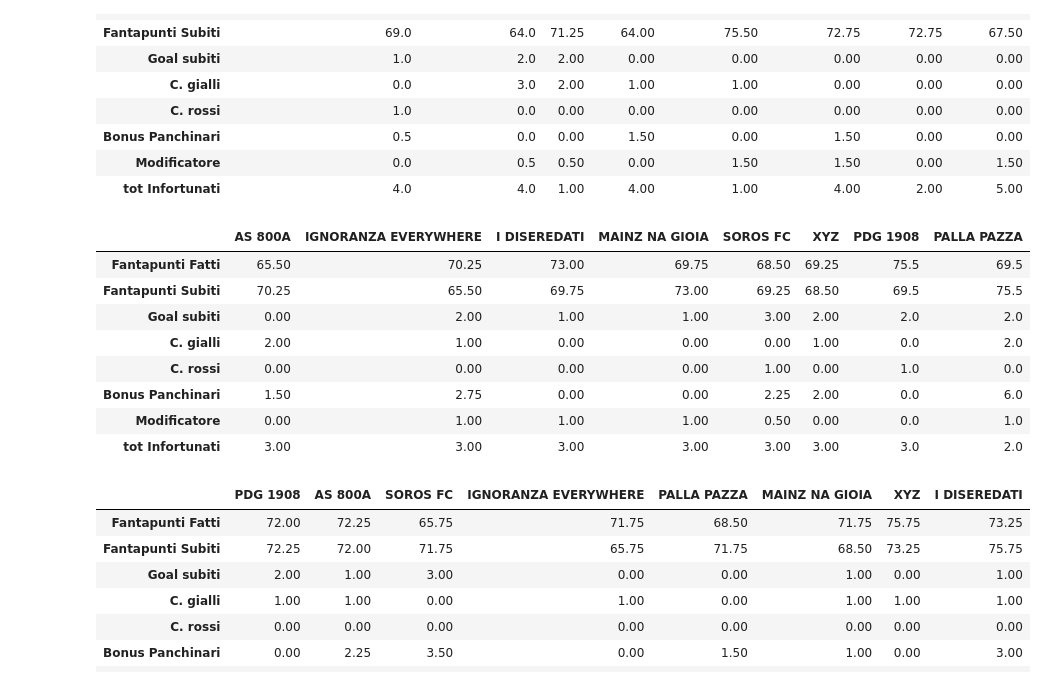
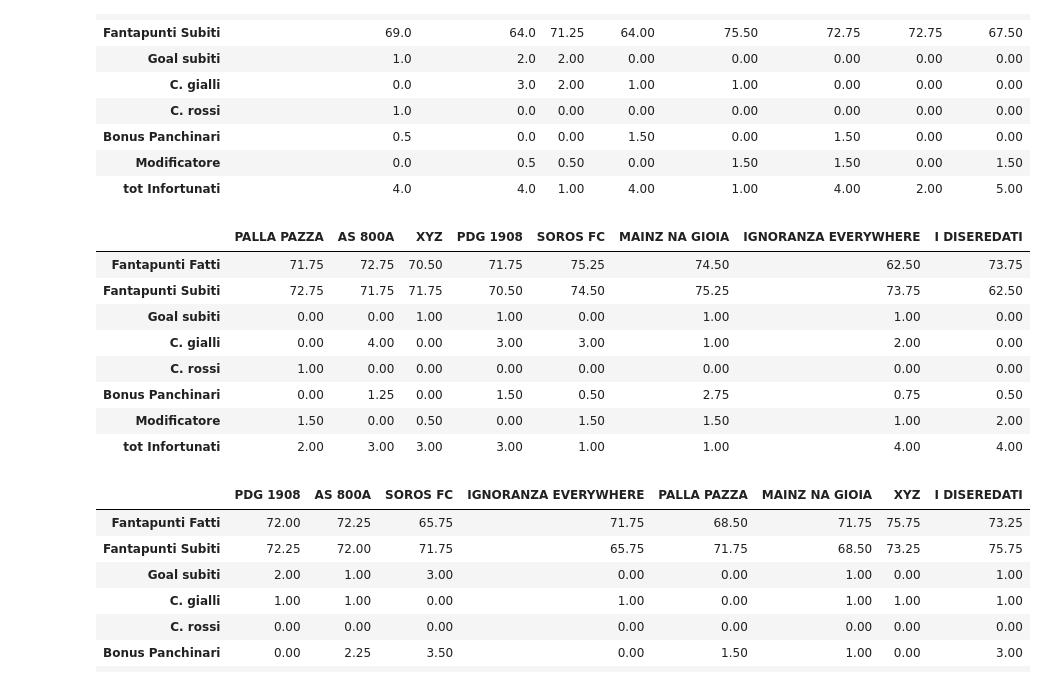
Before and after one commit to lucaagozzino/Fantapalla_simulazioni, a Jupyter notebook: IGNOBEL/IGNOBEL.ipynb, the cells around one changed output. Saved outputs shown, nothing was run; the diff lists cells and outputs as text; code cells hidden in the pictures.

```diff
--- a/IGNOBEL/IGNOBEL.ipynb
+++ b/IGNOBEL/IGNOBEL.ipynb
@@ -73,16 +73,16 @@ tot
 | Modificatore | 0.0 | 0.5 | 0.50 | 0.00 | 1.50 | 1.50 | 0.00 | 1.50 |
 | tot Infortunati | 4.0 | 4.0 | 1.00 | 4.00 | 1.00 | 4.00 | 2.00 | 5.00 |
 # %%
-tot = IGNOBEL_tot(giornata=26)
+tot = IGNOBEL_tot(giornata=27)
 tot
 # %% [output]
-|  | AS 800A | IGNORANZA EVERYWHERE | I DISEREDATI | MAINZ NA GIOIA | SOROS FC | XYZ | PDG 1908 | PALLA PAZZA |
-| Fantapunti Fatti | 65.50 | 70.25 | 73.00 | 69.75 | 68.50 | 69.25 | 75.5 | 69.5 |
-| Fantapunti Subiti | 70.25 | 65.50 | 69.75 | 73.00 | 69.25 | 68.50 | 69.5 | 75.5 |
-| Goal subiti | 0.00 | 2.00 | 1.00 | 1.00 | 3.00 | 2.00 | 2.0 | 2.0 |
-| C. gialli | 2.00 | 1.00 | 0.00 | 0.00 | 0.00 | 1.00 | 0.0 | 2.0 |
-| C. rossi | 0.00 | 0.00 | 0.00 | 0.00 | 1.00 | 0.00 | 1.0 | 0.0 |
-| Bonus Panchinari | 1.50 | 2.75 | 0.00 | 0.00 | 2.25 | 2.00 | 0.0 | 6.0 |
-| Modificatore | 0.00 | 1.00 | 1.00 | 1.00 | 0.50 | 0.00 | 0.0 | 1.0 |
-| tot Infortunati | 3.00 | 3.00 | 3.00 | 3.00 | 3.00 | 3.00 | 3.0 | 2.0 |
+|  | PALLA PAZZA | AS 800A | XYZ | PDG 1908 | SOROS FC | MAINZ NA GIOIA | IGNORANZA EVERYWHERE | I DISEREDATI |
+| Fantapunti Fatti | 71.75 | 72.75 | 70.50 | 71.75 | 75.25 | 74.50 | 62.50 | 73.75 |
+| Fantapunti Subiti | 72.75 | 71.75 | 71.75 | 70.50 | 74.50 | 75.25 | 73.75 | 62.50 |
+| Goal subiti | 0.00 | 0.00 | 1.00 | 1.00 | 0.00 | 1.00 | 1.00 | 0.00 |
+| C. gialli | 0.00 | 4.00 | 0.00 | 3.00 | 3.00 | 1.00 | 2.00 | 0.00 |
+| C. rossi | 1.00 | 0.00 | 0.00 | 0.00 | 0.00 | 0.00 | 0.00 | 0.00 |
+| Bonus Panchinari | 0.00 | 1.25 | 0.00 | 1.50 | 0.50 | 2.75 | 0.75 | 0.50 |
+| Modificatore | 1.50 | 0.00 | 0.50 | 0.00 | 1.50 | 1.50 | 1.00 | 2.00 |
+| tot Infortunati | 2.00 | 3.00 | 3.00 | 3.00 | 1.00 | 1.00 | 4.00 | 4.00 |
 # %%
```
Also changed, not shown: parts of 3 cells of this notebook, 21 other files.
